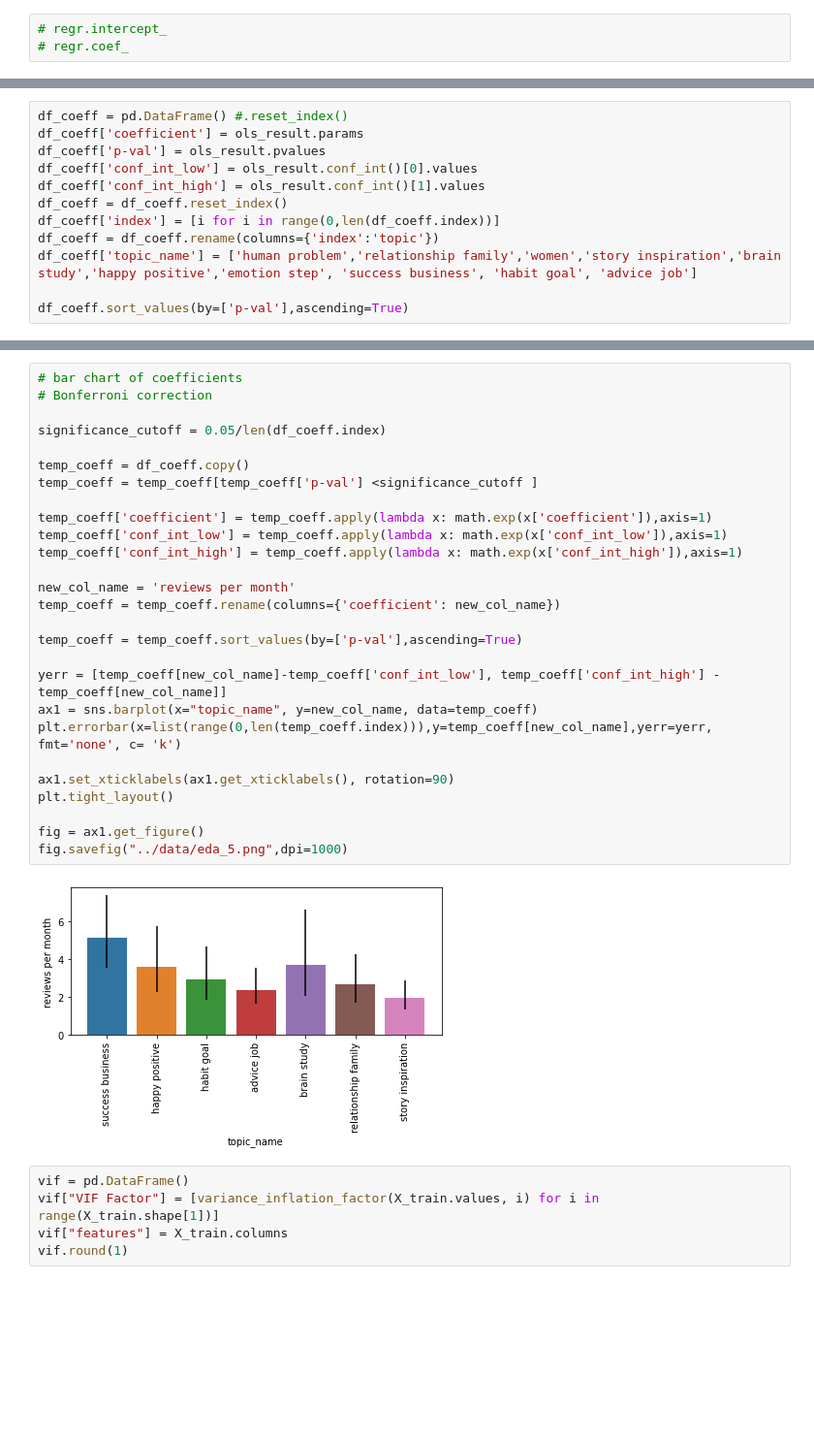
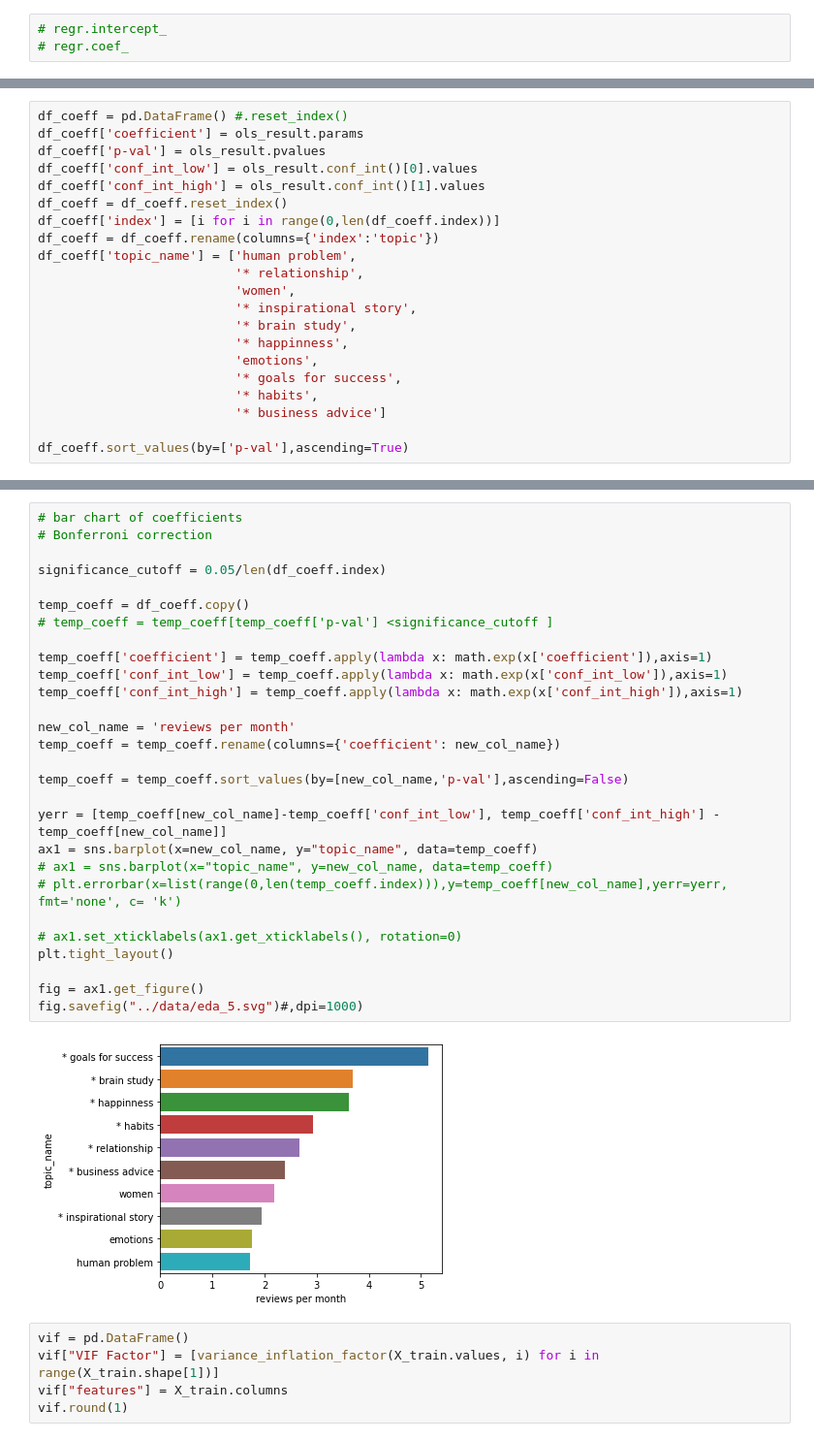
Before and after one commit to 7albertoh/insight_project, a Jupyter notebook: notebooks/03-topics-regression.ipynb, the cells around one changed output, grey strips where cells are left out. Shown: that part at 97% size. Cells and saved outputs as stored; diff of their text form; blank space fills up the shorter version.

Commit message:
update regression coefficients names and bar graph

```diff
--- a/notebooks/03-topics-regression.ipynb
+++ b/notebooks/03-topics-regression.ipynb
@@ -140,7 +140,16 @@ df_coeff['conf_int_high'] = ols_result.conf_int()[1].values
 df_coeff = df_coeff.reset_index()
 df_coeff['index'] = [i for i in range(0,len(df_coeff.index))]
 df_coeff = df_coeff.rename(columns={'index':'topic'})
-df_coeff['topic_name'] = ['human problem','relationship family','women','story inspiration','brain study','happy positive','emotion step', 'success business', 'habit goal', 'advice job']
+df_coeff['topic_name'] = ['human problem',
+                          '* relationship',
+                          'women',
+                          '* inspirational story',
+                          '* brain study',
+                          '* happinness',
+                          'emotions',
+                          '* goals for success',
+                          '* habits',
+                          '* business advice']
 
 df_coeff.sort_values(by=['p-val'],ascending=True)
 # %% [output]
@@ -158,32 +167,33 @@ df_coeff.sort_values(by=['p-val'],ascending=True)
 # %%
 # bar chart of coefficients
 # Bonferroni correction
 
 significance_cutoff = 0.05/len(df_coeff.index)
 
 temp_coeff = df_coeff.copy()
-temp_coeff = temp_coeff[temp_coeff['p-val'] <significance_cutoff ]
+# temp_coeff = temp_coeff[temp_coeff['p-val'] <significance_cutoff ]
 
 temp_coeff['coefficient'] = temp_coeff.apply(lambda x: math.exp(x['coefficient']),axis=1)
 temp_coeff['conf_int_low'] = temp_coeff.apply(lambda x: math.exp(x['conf_int_low']),axis=1)
 temp_coeff['conf_int_high'] = temp_coeff.apply(lambda x: math.exp(x['conf_int_high']),axis=1)
 
 new_col_name = 'reviews per month'
 temp_coeff = temp_coeff.rename(columns={'coefficient': new_col_name})
 
-temp_coeff = temp_coeff.sort_values(by=['p-val'],ascending=True)
+temp_coeff = temp_coeff.sort_values(by=[new_col_name,'p-val'],ascending=False)
 
 yerr = [temp_coeff[new_col_name]-temp_coeff['conf_int_low'], temp_coeff['conf_int_high'] - temp_coeff[new_col_name]]
-ax1 = sns.barplot(x="topic_name", y=new_col_name, data=temp_coeff)
-plt.errorbar(x=list(range(0,len(temp_coeff.index))),y=temp_coeff[new_col_name],yerr=yerr, fmt='none', c= 'k')
+ax1 = sns.barplot(x=new_col_name, y="topic_name", data=temp_coeff)
+# ax1 = sns.barplot(x="topic_name", y=new_col_name, data=temp_coeff)
+# plt.errorbar(x=list(range(0,len(temp_coeff.index))),y=temp_coeff[new_col_name],yerr=yerr, fmt='none', c= 'k')
 
-ax1.set_xticklabels(ax1.get_xticklabels(), rotation=90)
+# ax1.set_xticklabels(ax1.get_xticklabels(), rotation=0)
 plt.tight_layout()
 
 fig = ax1.get_figure()
-fig.savefig("../data/eda_5.png",dpi=1000)
+fig.savefig("../data/eda_5.svg")#,dpi=1000)
 # %% [output]
-[figure, old version]
+[figure, new version]
 # %%
 vif = pd.DataFrame()
 vif["VIF Factor"] = [variance_inflation_factor(X_train.values, i) for i in range(X_train.shape[1])]
```
Also changed, not shown: parts of 4 cells of this notebook.
